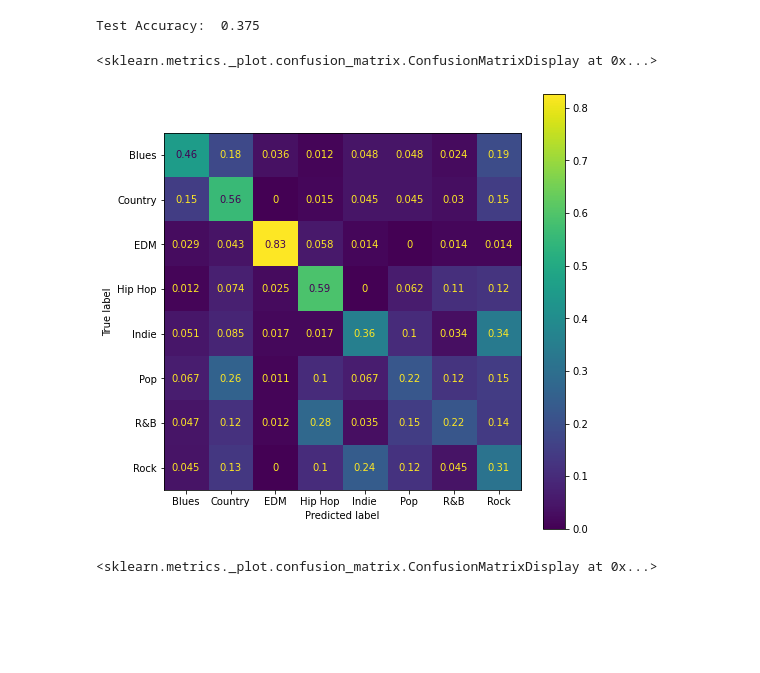
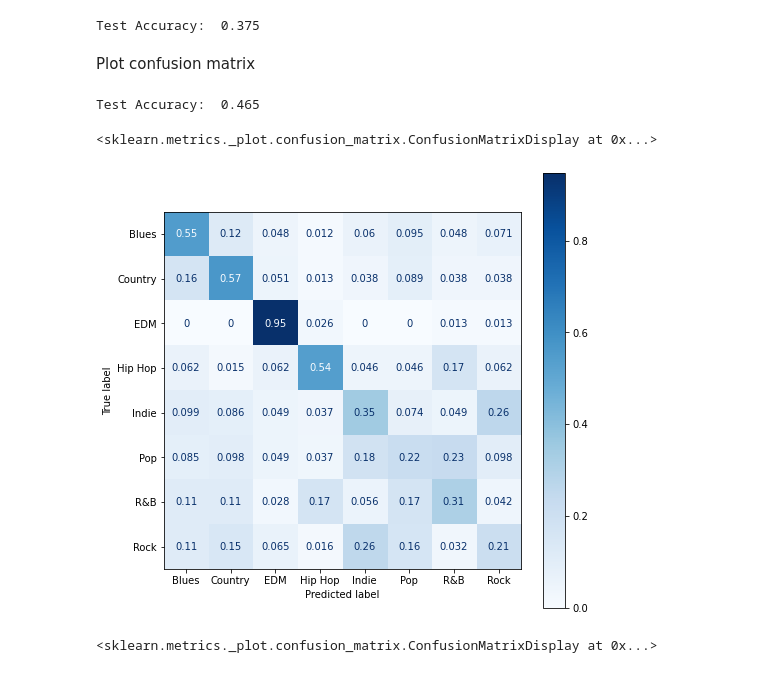
Before and after one commit to ece1786-2022/SongGenreClassifier, a Jupyter notebook: DistilGPT2.ipynb, the cells around one changed output. Cells and saved outputs as stored; diff of their text form; code cells hidden in the pictures; blank space fills up the shorter version.

```diff
--- a/DistilGPT2.ipynb
+++ b/DistilGPT2.ipynb
@@ -261,3 +243,9 @@ Some weights of the model checkpoint at distilgpt2 were not used when initializi
 training on cuda
 Epochs: 1 | Train Loss:  0.950             | Train Accuracy:  0.375             | Val Loss:  0.849             | Val Accuracy:  0.422
 Epochs: 2 | Train Loss:  0.290             | Train Accuracy:  0.806             | Val Loss:  1.024             | Val Accuracy:  0.435
+# %%
+EPOCHS = 4
+model2 = GPT2Classifier(embedding_size=768, num_classes=8, max_seq_len=128, gpt_model_name=model_name)
+LR = 1e-5
+
+trained_model, tr_loss, tr_acc, v_loss, v_acc = train(model2, x_train, y_train, x_val, y_val, LR, EPOCHS)
@@ -309,14 +371,20 @@ true_labels, pred_labels = evaluate(model, x_test, y_test)
 true_labels2, pred_labels2 = evaluate(model2, x_test, y_test)
 # %% [output]
 Test Accuracy:  0.375
+# %% [markdown]
+Plot confusion matrix
 # %%
+from sklearn.metrics import confusion_matrix
+from sklearn.metrics import ConfusionMatrixDisplay
+import matplotlib.pyplot as plt
 
-## old
+true_labels, pred_labels = evaluate(model2, x_val, y_val)
 fig, ax = plt.subplots(figsize=(8, 8))
 
 cm = confusion_matrix(y_true=true_labels, y_pred=pred_labels, labels=range(len(genre_labels)), normalize='true')
 disp = ConfusionMatrixDisplay(confusion_matrix=cm, display_labels=list(genre_labels.keys()))
-disp.plot(ax=ax)
+disp.plot(ax=ax, cmap='Blues')
 # %% [output]
-<sklearn.metrics._plot.confusion_matrix.ConfusionMatrixDisplay at 0x...>
+Test Accuracy:  0.465
+<sklearn.metrics._plot.confusion_matrix.ConfusionMatrixDisplay at 0x...>
-[figure, old version]
+[figure, new version]
```
Also changed, not shown: parts of 10 cells of this notebook, 1 other file.
